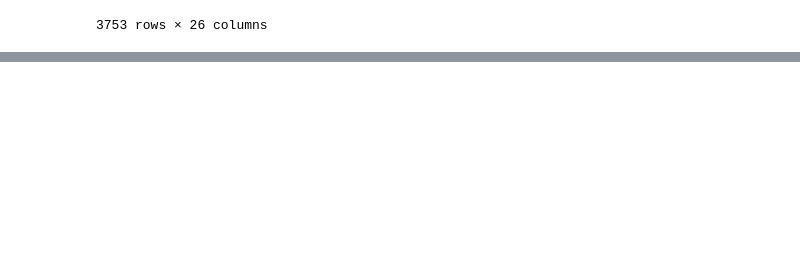
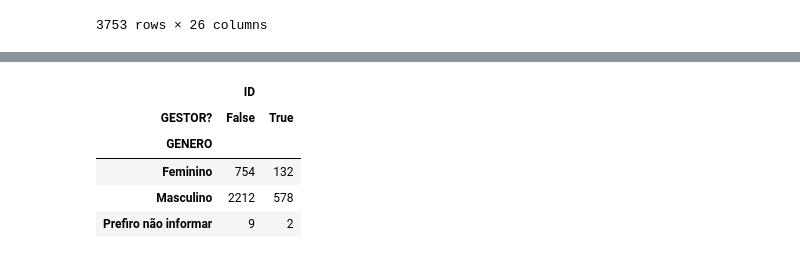
Before and after one commit to alessandrasarah/projetos-python, a Jupyter notebook: Uso_da_biblioteca_Pandas.ipynb, the cells around one changed output, grey strips where cells are left out. Saved outputs shown, nothing was run; the diff lists cells and outputs as text; code cells hidden in the pictures; blank space fills up the shorter version.

```diff
--- a/Uso_da_biblioteca_Pandas.ipynb
+++ b/Uso_da_biblioteca_Pandas.ipynb
@@ -247,0 +287,9 @@ dados[dados['IDADE']<=40]
+# %%
+pd.pivot_table(dados, values=["ID"], index=['GENERO'], columns=['GESTOR?'], aggfunc='count')
+# %% [output]
+|  | ID |  |
+| GESTOR? | False | True |
+| GENERO |  |  |
+| Feminino | 754 | 132 |
+| Masculino | 2212 | 578 |
+| Prefiro não informar | 9 | 2 |
```
Also changed, not shown: parts of 6 cells of this notebook.
